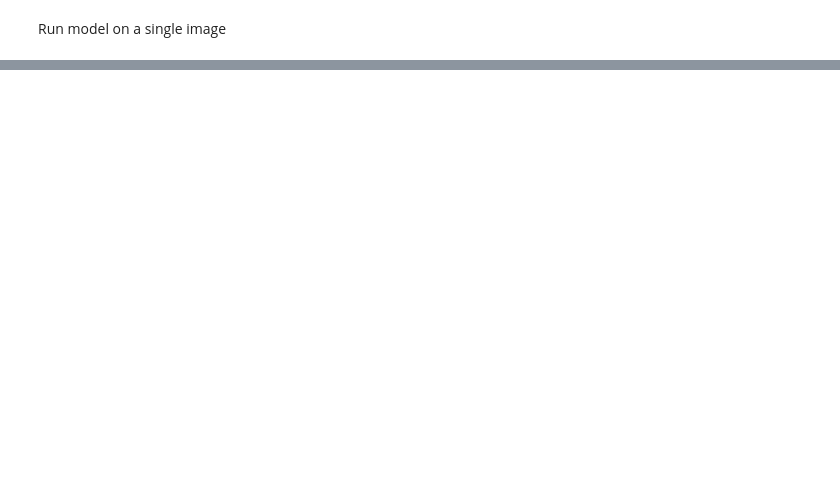
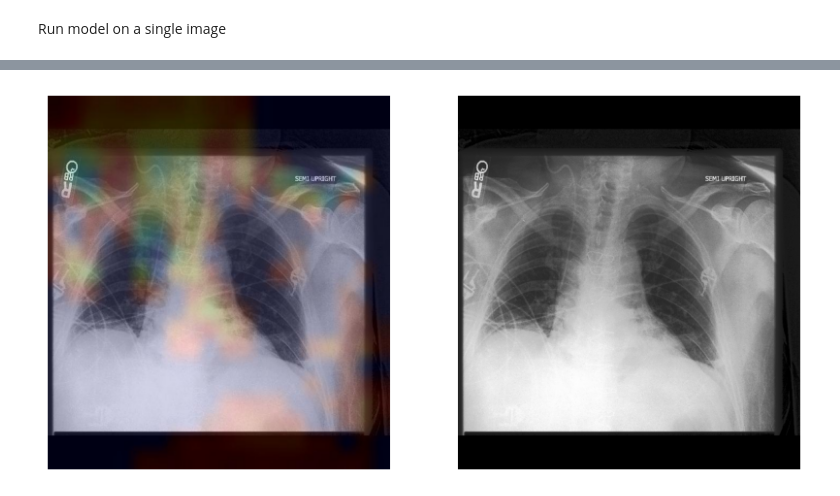
Before and after one commit to smith478/medical-imaging, a Jupyter notebook: notebooks/class_activation_map_visualization.ipynb, the cells around one changed output, grey strips where cells are left out. Cells and saved outputs as stored; diff of their text form; code cells hidden in the pictures; blank space fills up the shorter version.

```diff
--- a/notebooks/class_activation_map_visualization.ipynb
+++ b/notebooks/class_activation_map_visualization.ipynb
@@ -48,6 +83,8 @@ print(f'Ground truth label: {y_val_example} \n Predicted label: {np.argmax(y_hat
 # %%
 def get_img_array(img_path):
-    img = convert_image_to_array(path=img_path)
+    global TARGET_HEIGHT
+    global TARGET_WIDTH
+    img = convert_image_to_array(path=img_path, target_height=TARGET_HEIGHT, target_width=TARGET_WIDTH)
     # We add a dimension to transform our array into a "batch"
     img = np.expand_dims(img, axis=0)
     return img
@@ -122,11 +164,7 @@ plt.show()
 # %%
 # We load the original image
-#img = np.asarray(Image.open(SAMPLE_PATH))
-img = convert_image_to_array(path=MY_IMG_PATH)
-# img = np.expand_dims(img, axis=0)
-# img = img.squeeze()
+img = convert_image_to_array(path=MY_IMG_PATH, target_height=TARGET_HEIGHT, target_width=TARGET_WIDTH)
 img = np.uint8(255. * img)
-# img = np.uint8(img)
 
 # We rescale heatmap to a range 0-255
 heatmap = np.uint8(255. * heatmap)
@@ -135,32 +173,32 @@ heatmap = np.uint8(255. * heatmap)
 jet = cm.get_cmap("jet")
 
 # We use RGB values of the colormap
 jet_colors = jet(np.arange(256))[:, :3]
 jet_heatmap = jet_colors[heatmap]
 
 # We create an image with RGB colorized heatmap
 jet_heatmap = keras.preprocessing.image.array_to_img(jet_heatmap)
 jet_heatmap = jet_heatmap.resize((img.shape[1], img.shape[0]))
 jet_heatmap = keras.preprocessing.image.img_to_array(jet_heatmap)
 
 # Superimpose the heatmap on original image
 superimposed_img = jet_heatmap * 0.2 + img
 superimposed_img = keras.preprocessing.image.array_to_img(superimposed_img)
 
 # Save the superimposed image
 save_path = "heatmap.jpg"
 superimposed_img.save(save_path)
 
 # Display Grad CAM along with original image
 fig, axs = plt.subplots(1, 2, figsize = (10, 5))
 
 axs[0].imshow(np.asarray(Image.open(save_path)))
 axs[0].axis('off')
 axs[0].set_aspect('auto')
-#axs[1].imshow(np.asarray(Image.open(SAMPLE_PATH)))
-# axs[1].imshow(np.asarray(Image.open(MY_IMG_PATH)))
 axs[1].imshow(np.asarray(img))
 axs[1].axis('off')
 axs[1].set_aspect('auto')
 
 plt.show()
+# %% [output]
+[figure, added]
```
Also changed, not shown: parts of 7 cells of this notebook, 2 other files.
